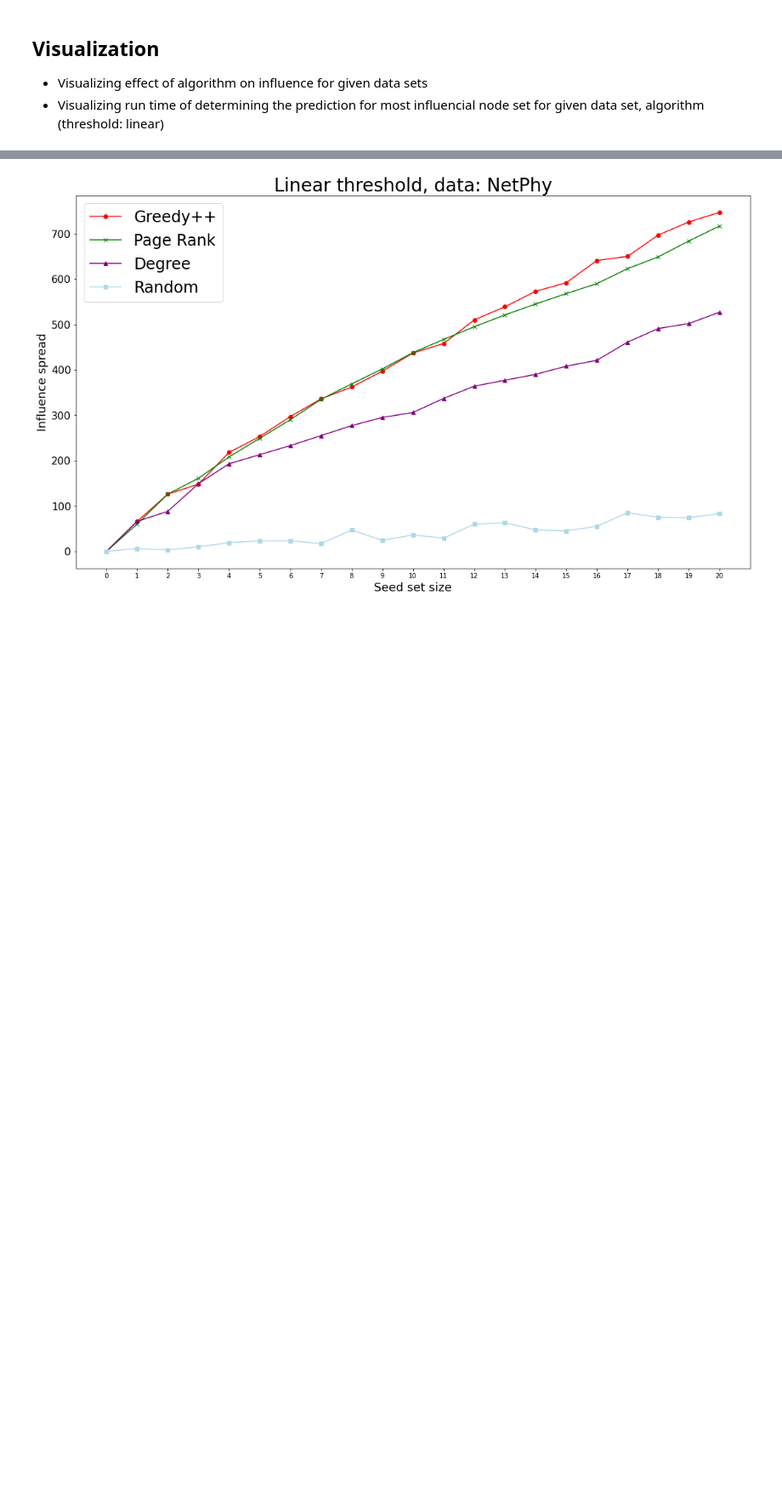
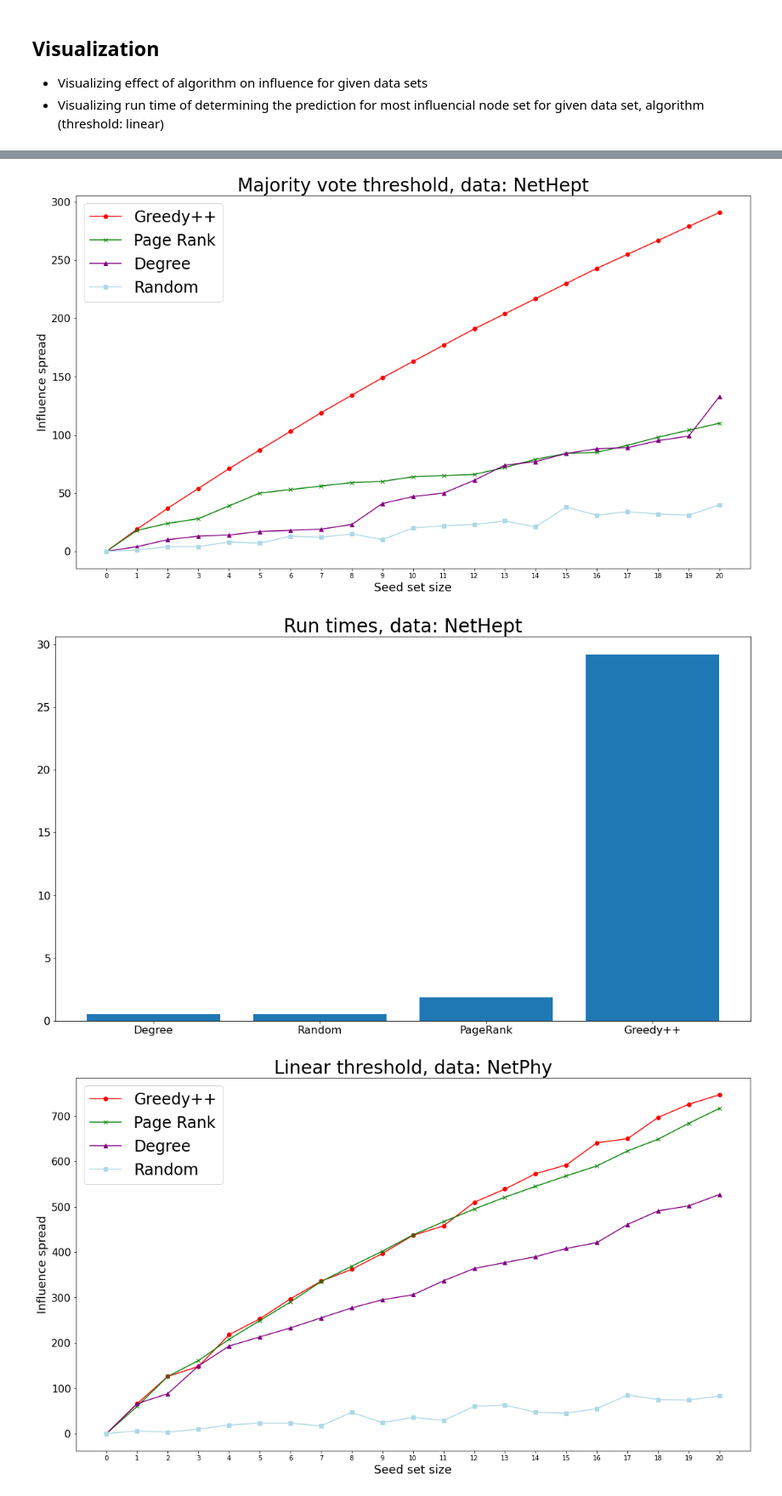
Before and after one commit to mfm92/Reproducibility_TopK, a Jupyter notebook: stats_test.ipynb, the cells around one changed output, grey strips where cells are left out. Shown: that part at 85% size. Cells and saved outputs as stored; diff of their text form; code cells hidden in the pictures; blank space fills up the shorter version.

```diff
--- a/stats_test.ipynb
+++ b/stats_test.ipynb
@@ -161 +183,11 @@ plot_inf("NetHept", df_greedy_nethept, df_pagerank_nethept, df_degree_nethept, d
+# %%
+plot_inf("NetHept",
+         df_greedy_nethept_majority,
+         df_pagerank_nethept_majority,
+         df_degree_nethept_majority,
+         df_random_nethept_majority,
+         "Majority vote")
+# %% [output]
+[figure, added]
+[figure, added]
 # %%
```
Also changed, not shown: parts of 10 cells of this notebook, 10 other files.
